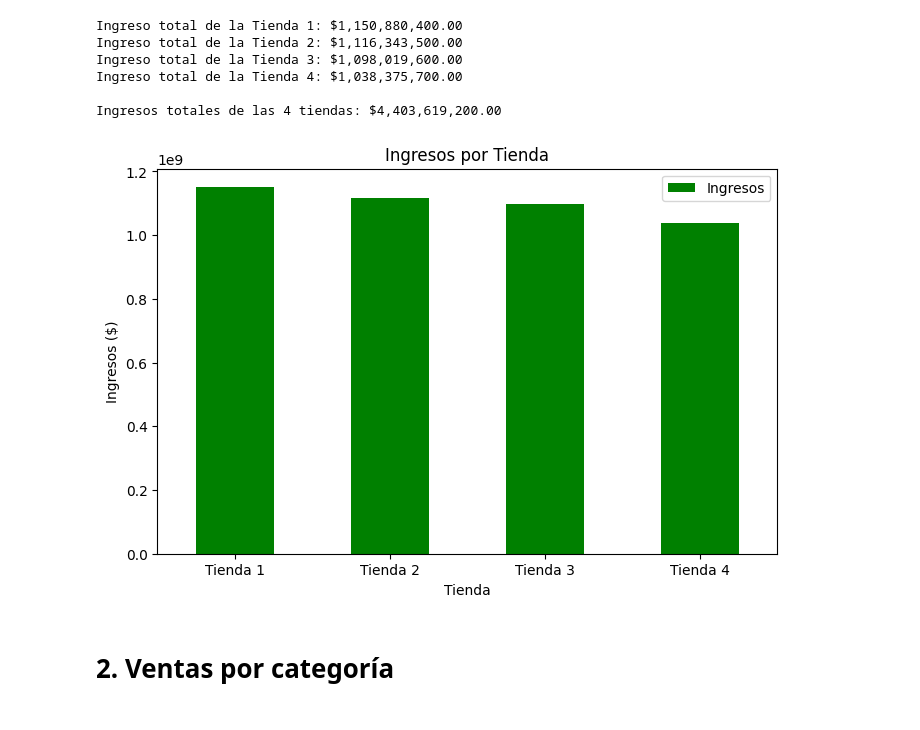
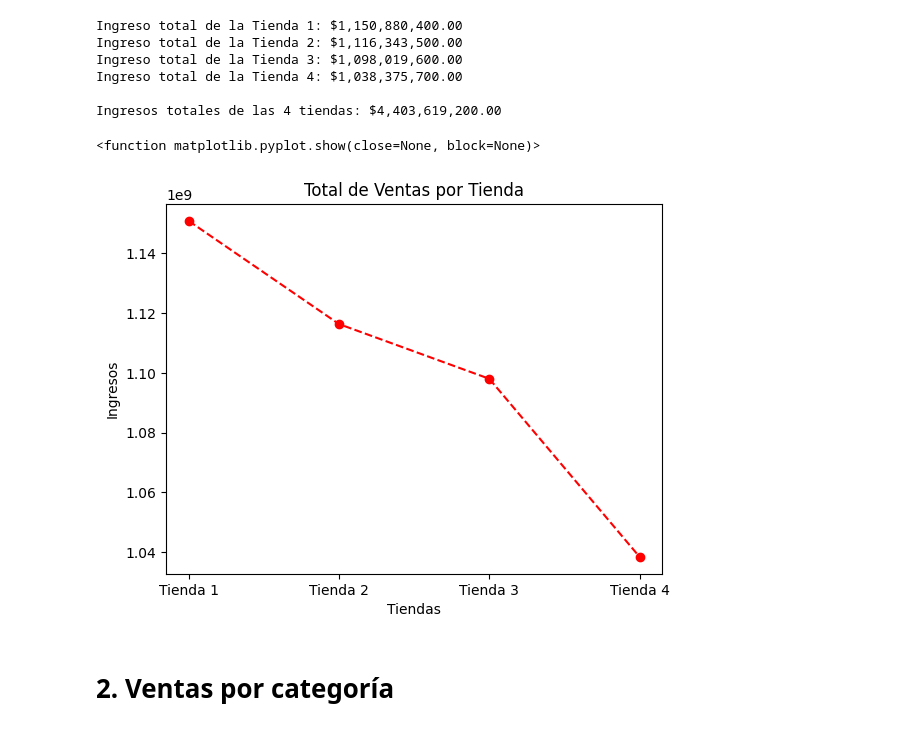
Before and after one commit to LejImkoaj/challenge1-data-science-alura-store-latam, a Jupyter notebook: AluraStoreLatam.ipynb, the cells around one changed output. Cells and saved outputs as stored; diff of their text form; code cells hidden in the pictures.

```diff
--- a/AluraStoreLatam.ipynb
+++ b/AluraStoreLatam.ipynb
@@ -70,17 +70,17 @@ Ingreso total de la Tienda 4: $1,038,375,700.00
 
 Ingresos totales de las 4 tiendas: $4,403,619,200.00
 # %%
-grafico_ingresos_tiendas = pd.DataFrame({
-    'Tienda': ['Tienda 1', 'Tienda 2', 'Tienda 3', 'Tienda 4'],
-    'Ingresos': [ingreso1, ingreso2, ingreso3, ingreso4]})
-grafico_ingresos_tiendas.plot(kind='bar', figsize=(8,5), color='green', x='Tienda', y='Ingresos', legend=True)
-plt.title('Ingresos por Tienda')
-plt.ylabel('Ingresos ($)')
-plt.xlabel('Tienda')
-plt.xticks(rotation=0)
-plt.show()
+tiendas = ['Tienda 1', 'Tienda 2', 'Tienda 3', 'Tienda 4']
+ingreso = [ingreso1, ingreso2, ingreso3, ingreso4]
+
+plt.plot(tiendas, ingreso, color="red", linestyle= "--", marker= "o" )
+plt.title("Total de Ventas por Tienda")
+plt.ylabel("Ingresos")
+plt.xlabel("Tiendas")
+plt.show
 # %% [output]
+<function matplotlib.pyplot.show(close=None, block=None)>
-[figure, old version]
+[figure, new version]
 # %% [markdown]
 # 2. Ventas por categoría
 # %% [markdown]
```
Also changed, not shown: parts of 3 cells of this notebook.
